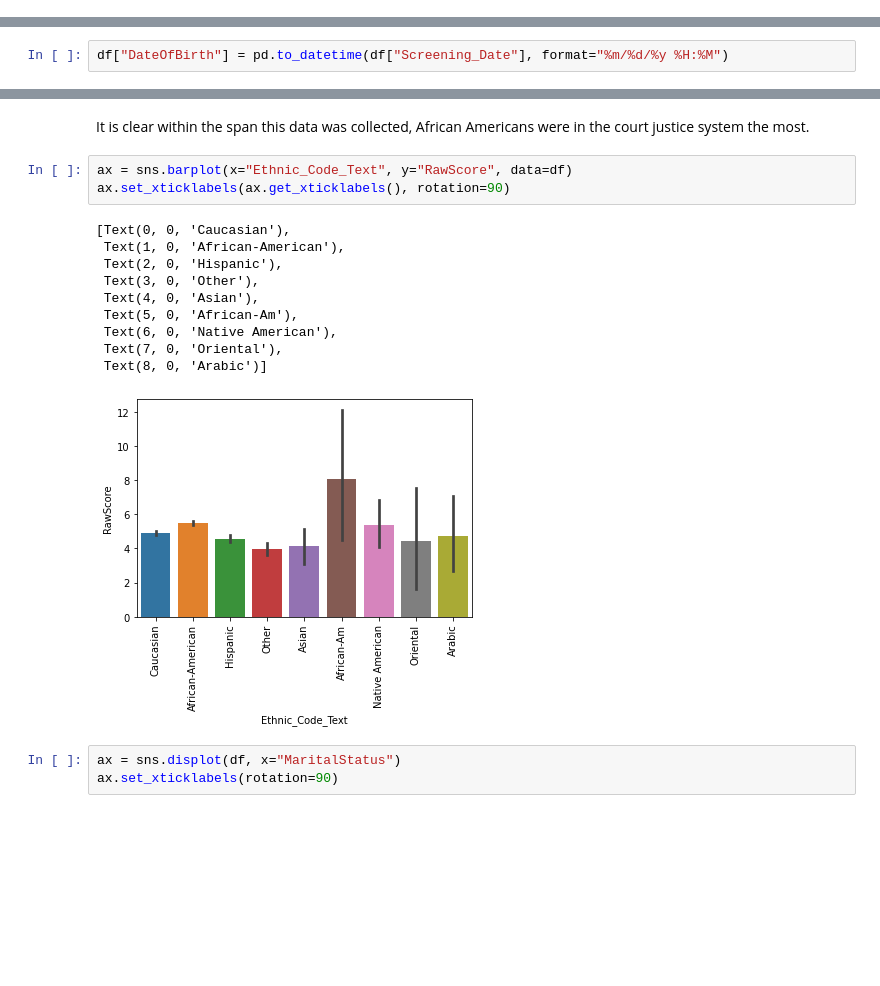
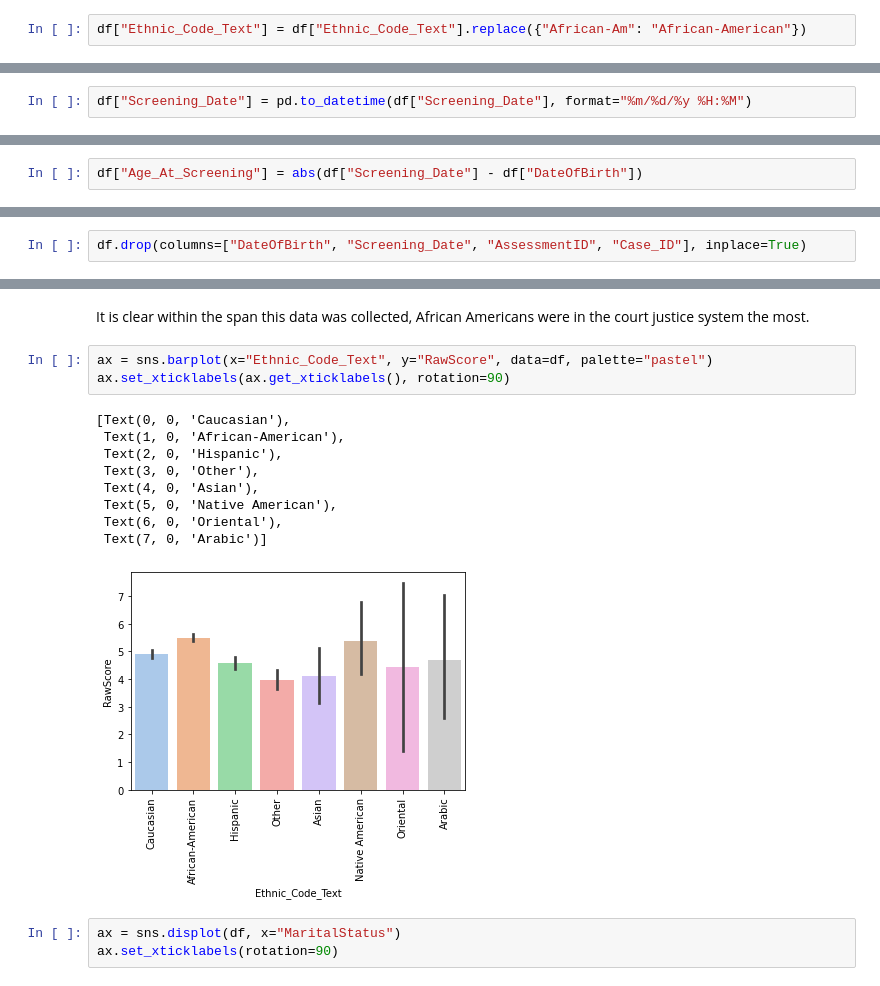
Before and after one commit to xsharonhe/compas-dataset, a Jupyter notebook: compas-dataset.ipynb, the cells around one changed output, grey strips where cells are left out. Saved outputs shown, nothing was run; the diff lists cells and outputs as text; blank space fills up the shorter version.

```diff
--- a/compas-dataset.ipynb
+++ b/compas-dataset.ipynb
@@ -336,0 +345,2 @@ Name: AssessmentReason, Length: 60843, dtype: object
+# %%
+df["Ethnic_Code_Text"] = df["Ethnic_Code_Text"].replace({"African-Am": "African-American"})
@@ -356,4 +371,4 @@ There are a few columns that should be represented in datetime objects, but are
 # %%
 df["DateOfBirth"] = pd.to_datetime(df["DateOfBirth"], format="%m/%d/%y")
 # %%
-df["DateOfBirth"] = pd.to_datetime(df["Screening_Date"], format="%m/%d/%y %H:%M")
+df["Screening_Date"] = pd.to_datetime(df["Screening_Date"], format="%m/%d/%y %H:%M")
@@ -371,0 +383,2 @@ There are many variables within the dataframe that are one word. We must one-hot
+# %%
+df["Age_At_Screening"] = abs(df["Screening_Date"] - df["DateOfBirth"])
@@ -372,3 +400,5 @@ There are many variables within the dataframe that are one word. We must one-hot
+# %%
+df.drop(columns=["DateOfBirth", "Screening_Date", "AssessmentID", "Case_ID"], inplace=True)
 # %%
 msno.matrix(pr)
 # %% [output]
@@ -408,19 +438,18 @@ ax.set_xticklabels(rotation=90)
 # %% [markdown]
 It is clear within the span this data was collected, African Americans were in the court justice system the most.
 # %%
-ax = sns.barplot(x="Ethnic_Code_Text", y="RawScore", data=df)
+ax = sns.barplot(x="Ethnic_Code_Text", y="RawScore", data=df, palette="pastel")
 ax.set_xticklabels(ax.get_xticklabels(), rotation=90)
 # %% [output]
 [Text(0, 0, 'Caucasian'),
  Text(1, 0, 'African-American'),
  Text(2, 0, 'Hispanic'),
  Text(3, 0, 'Other'),
  Text(4, 0, 'Asian'),
- Text(5, 0, 'African-Am'),
- Text(6, 0, 'Native American'),
- Text(7, 0, 'Oriental'),
- Text(8, 0, 'Arabic')]
+ Text(5, 0, 'Native American'),
+ Text(6, 0, 'Oriental'),
+ Text(7, 0, 'Arabic')]
-[figure, old version]
+[figure, new version]
 # %%
 ax = sns.displot(df, x="MaritalStatus")
 ax.set_xticklabels(rotation=90)
```
Also changed, not shown: parts of 63 cells of this notebook.
